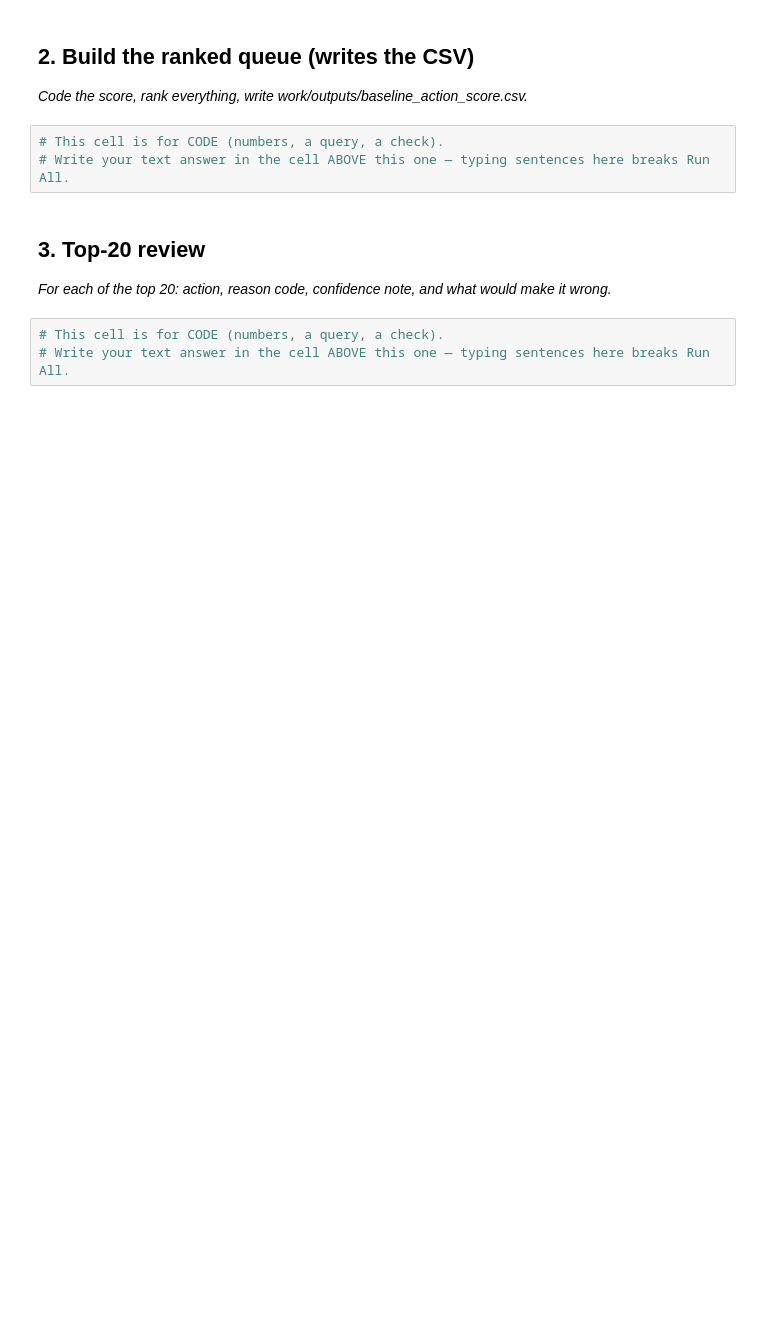
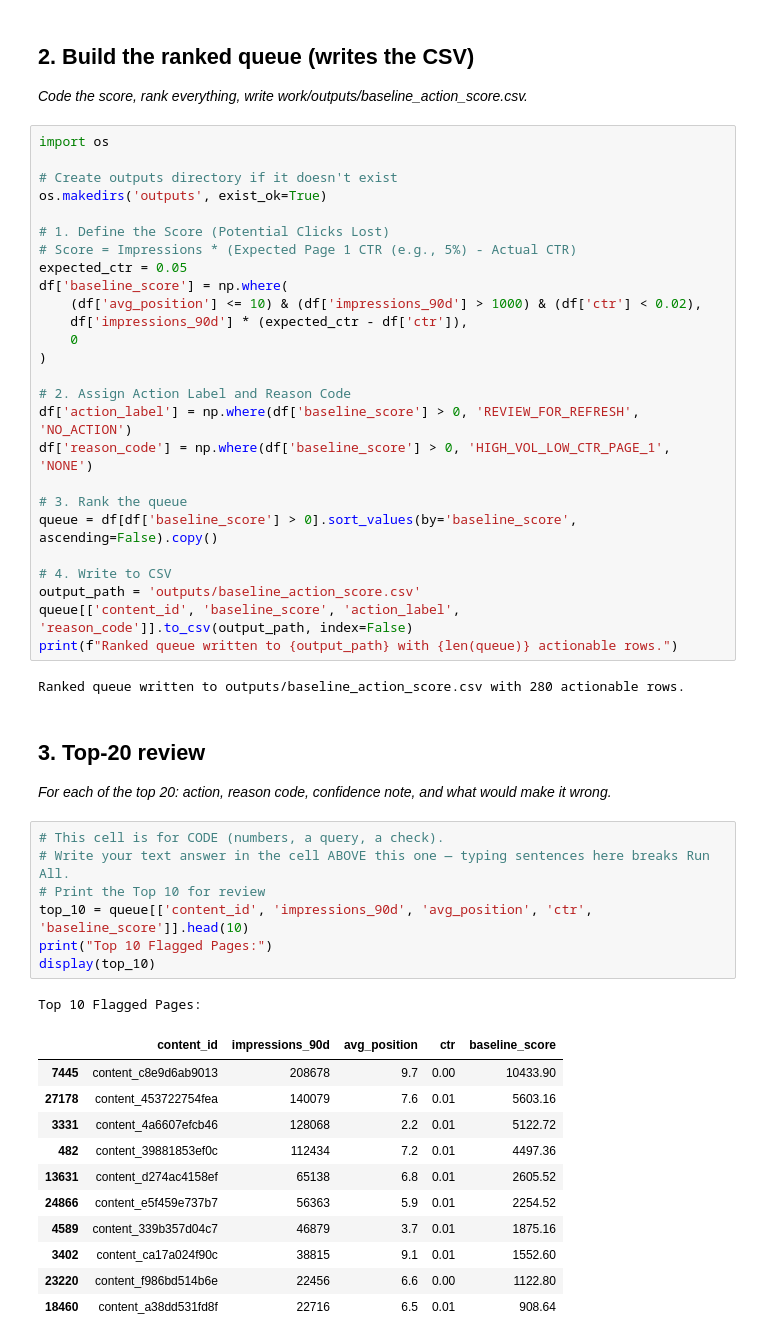
Before and after one commit to ibrahimymhafez/flyrank-ibrahim, a Jupyter notebook: work/notebooks/w04_baseline_score.ipynb, the cells around one changed output. Cells and saved outputs as stored; diff of their text form; blank space fills up the shorter version.

```diff
--- a/work/notebooks/w04_baseline_score.ipynb
+++ b/work/notebooks/w04_baseline_score.ipynb
@@ -17,9 +73,34 @@ This skeleton is yours to fill. Work the sections **in order** — each one has
 ## 2. Build the ranked queue (writes the CSV)
 
 *Code the score, rank everything, write work/outputs/baseline_action_score.csv.*
-# %%
-# This cell is for CODE (numbers, a query, a check).
-# Write your text answer in the cell ABOVE this one — typing sentences here breaks Run All.
+# %%
+import os
+
+# Create outputs directory if it doesn't exist
+os.makedirs('outputs', exist_ok=True)
+
+# 1. Define the Score (Potential Clicks Lost)
+# Score = Impressions * (Expected Page 1 CTR (e.g., 5%) - Actual CTR)
+expected_ctr = 0.05
+df['baseline_score'] = np.where(
+    (df['avg_position'] <= 10) & (df['impressions_90d'] > 1000) & (df['ctr'] < 0.02),
+    df['impressions_90d'] * (expected_ctr - df['ctr']),
+    0
+)
+
+# 2. Assign Action Label and Reason Code
+df['action_label'] = np.where(df['baseline_score'] > 0, 'REVIEW_FOR_REFRESH', 'NO_ACTION')
+df['reason_code'] = np.where(df['baseline_score'] > 0, 'HIGH_VOL_LOW_CTR_PAGE_1', 'NONE')
+
+# 3. Rank the queue
+queue = df[df['baseline_score'] > 0].sort_values(by='baseline_score', ascending=False).copy()
+
+# 4. Write to CSV
+output_path = 'outputs/baseline_action_score.csv'
+queue[['content_id', 'baseline_score', 'action_label', 'reason_code']].to_csv(output_path, index=False)
+print(f"Ranked queue written to {output_path} with {len(queue)} actionable rows.")
+# %% [output]
+Ranked queue written to outputs/baseline_action_score.csv with 280 actionable rows.
 # %% [markdown]
 ## 3. Top-20 review
 
@@ -27,3 +108,20 @@ This skeleton is yours to fill. Work the sections **in order** — each one has
 # %%
 # This cell is for CODE (numbers, a query, a check).
 # Write your text answer in the cell ABOVE this one — typing sentences here breaks Run All.
+# Print the Top 10 for review
+top_10 = queue[['content_id', 'impressions_90d', 'avg_position', 'ctr', 'baseline_score']].head(10)
+print("Top 10 Flagged Pages:")
+display(top_10)
+# %% [output]
+Top 10 Flagged Pages:
+|  | content_id | impressions_90d | avg_position | ctr | baseline_score |
+| 7445 | content_c8e9d6ab9013 | 208678 | 9.7 | 0.00 | 10433.90 |
+| 27178 | content_453722754fea | 140079 | 7.6 | 0.01 | 5603.16 |
+| 3331 | content_4a6607efcb46 | 128068 | 2.2 | 0.01 | 5122.72 |
+| 482 | content_39881853ef0c | 112434 | 7.2 | 0.01 | 4497.36 |
+| 13631 | content_d274ac4158ef | 65138 | 6.8 | 0.01 | 2605.52 |
+| 24866 | content_e5f459e737b7 | 56363 | 5.9 | 0.01 | 2254.52 |
+| 4589 | content_339b357d04c7 | 46879 | 3.7 | 0.01 | 1875.16 |
+| 3402 | content_ca17a024f90c | 38815 | 9.1 | 0.01 | 1552.60 |
+| 23220 | content_f986bd514b6e | 22456 | 6.6 | 0.00 | 1122.80 |
+| 18460 | content_a38dd531fd8f | 22716 | 6.5 | 0.01 | 908.64 |
```
Also changed, not shown: parts of 10 cells of this notebook.
